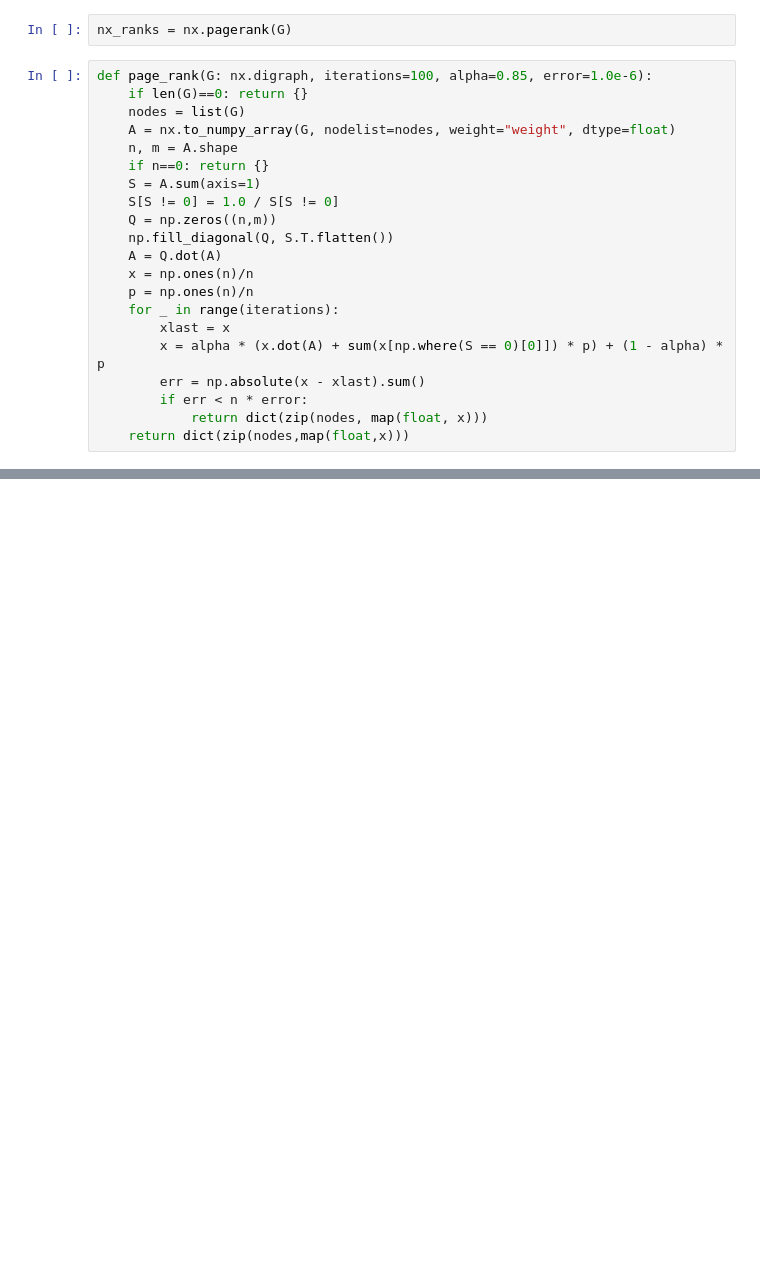
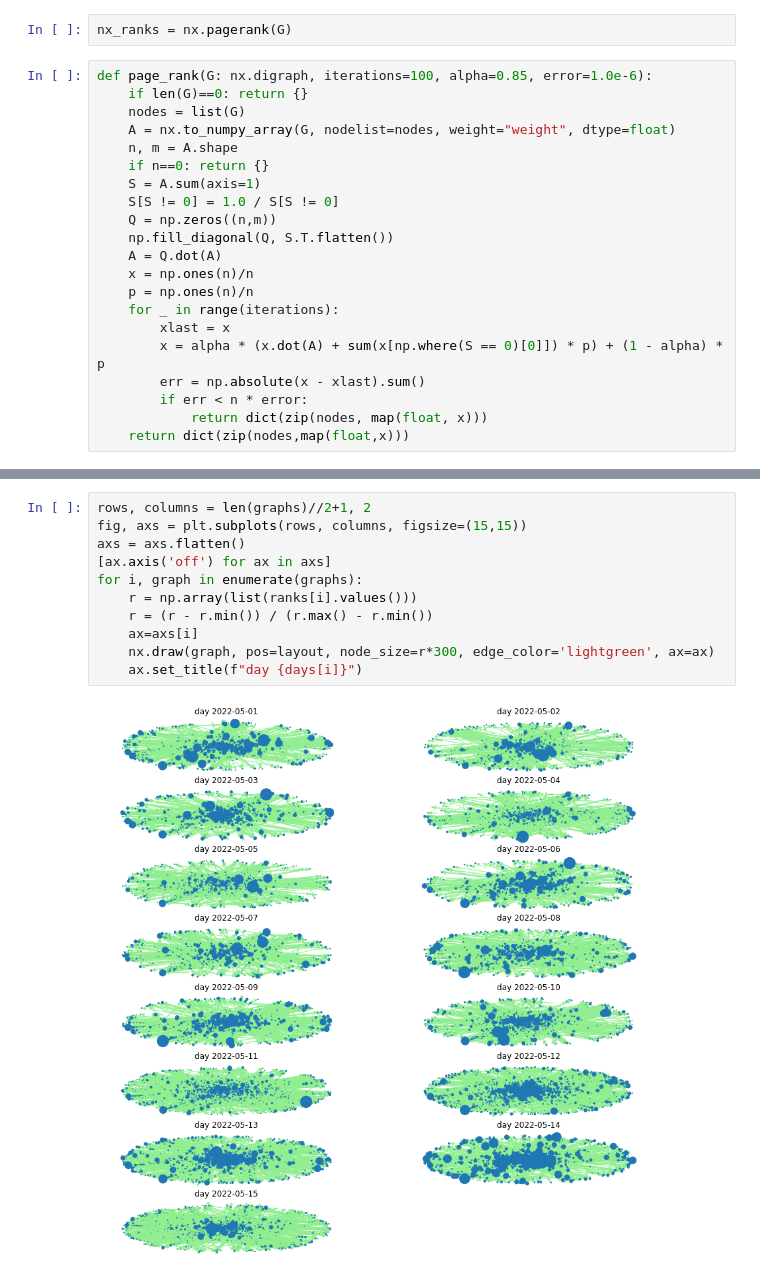
Before and after one commit to anatosun/reddit-cryptocurrency-analysis, a Jupyter notebook: notebooks/pagerank.ipynb, the cells around one changed output, grey strips where cells are left out. Saved outputs shown, nothing was run; the diff lists cells and outputs as text; blank space fills up the shorter version.

```diff
--- a/notebooks/pagerank.ipynb
+++ b/notebooks/pagerank.ipynb
@@ -55,0 +91,13 @@ overall_error.sum()
+# %%
+rows, columns = len(graphs)//2+1, 2
+fig, axs = plt.subplots(rows, columns, figsize=(15,15))
+axs = axs.flatten()
+[ax.axis('off') for ax in axs]
+for i, graph in enumerate(graphs):
+    r = np.array(list(ranks[i].values()))
+    r = (r - r.min()) / (r.max() - r.min())
+    ax=axs[i]
+    nx.draw(graph, pos=layout, node_size=r*300, edge_color='lightgreen', ax=ax)
+    ax.set_title(f"day {days[i]}")
+# %% [output]
+[figure, added]
```
Also changed, not shown: parts of 14 cells of this notebook, 10 other files.
